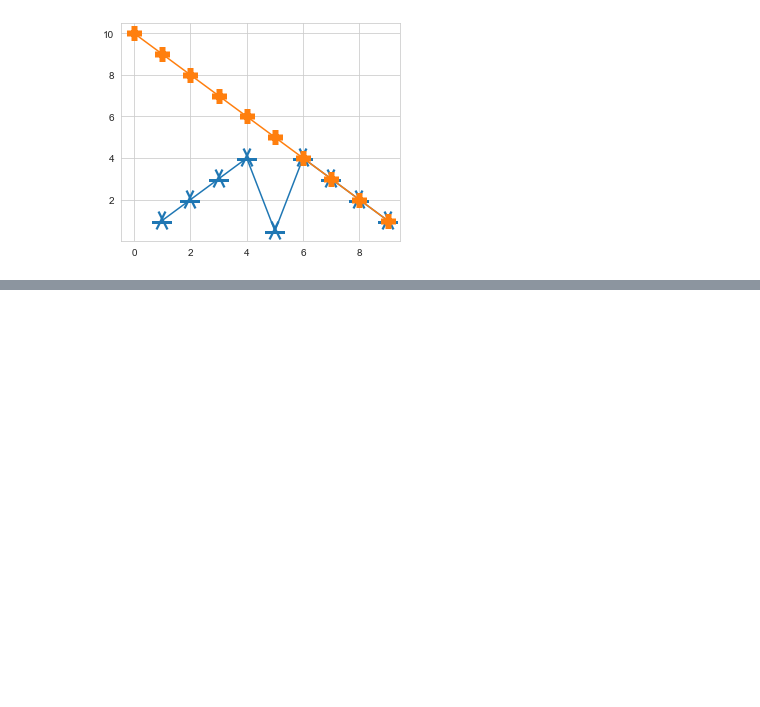
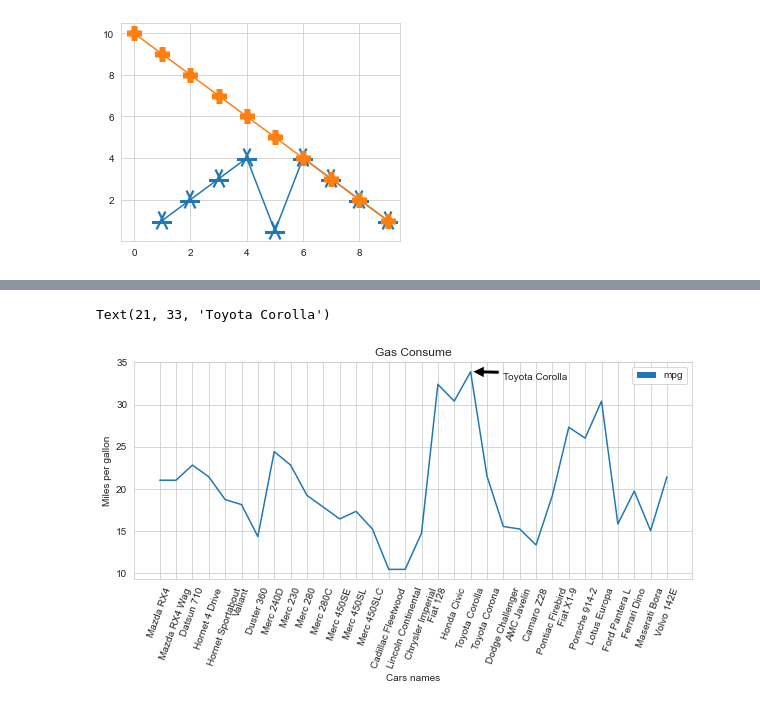
Before and after one commit to caleo-hub/Portfolio, a Jupyter notebook: Python/Data Science Exercises/Data Visualization/01_Creating_graphs .ipynb, the cells around one changed output, grey strips where cells are left out. Drawn from its saved outputs; the diff is of its cells as text; code cells hidden in the pictures; blank space fills up the shorter version.

```diff
--- a/Python/Data Science Exercises/Data Visualization/01_Creating_graphs .ipynb
+++ b/Python/Data Science Exercises/Data Visualization/01_Creating_graphs .ipynb
@@ -141,0 +185,15 @@ plt.plot(x1,y1, marker='+', mew=15)
+# %%
+plt.rcParams['figure.figsize'] = 10,4
+plt.plot(mpg)
+plt.xlabel('Cars names')
+plt.ylabel('Miles per gallon')
+plt.title('Gas Consume')
+plt.xticks(mpg.index,cars.names, rotation = 70)
+
+legends = mpatches.Patch(label='mpg')
+plt.legend(handles=[legends])
+plt.annotate('Toyota Corolla',xy=(19,33.9), xytext=(21,33),
+arrowprops =  dict(facecolor = 'black', shrink=0.05))
+# %% [output]
+Text(21, 33, 'Toyota Corolla')
+[figure, added]
```
Also changed, not shown: parts of 30 cells of this notebook, 5 other files.
